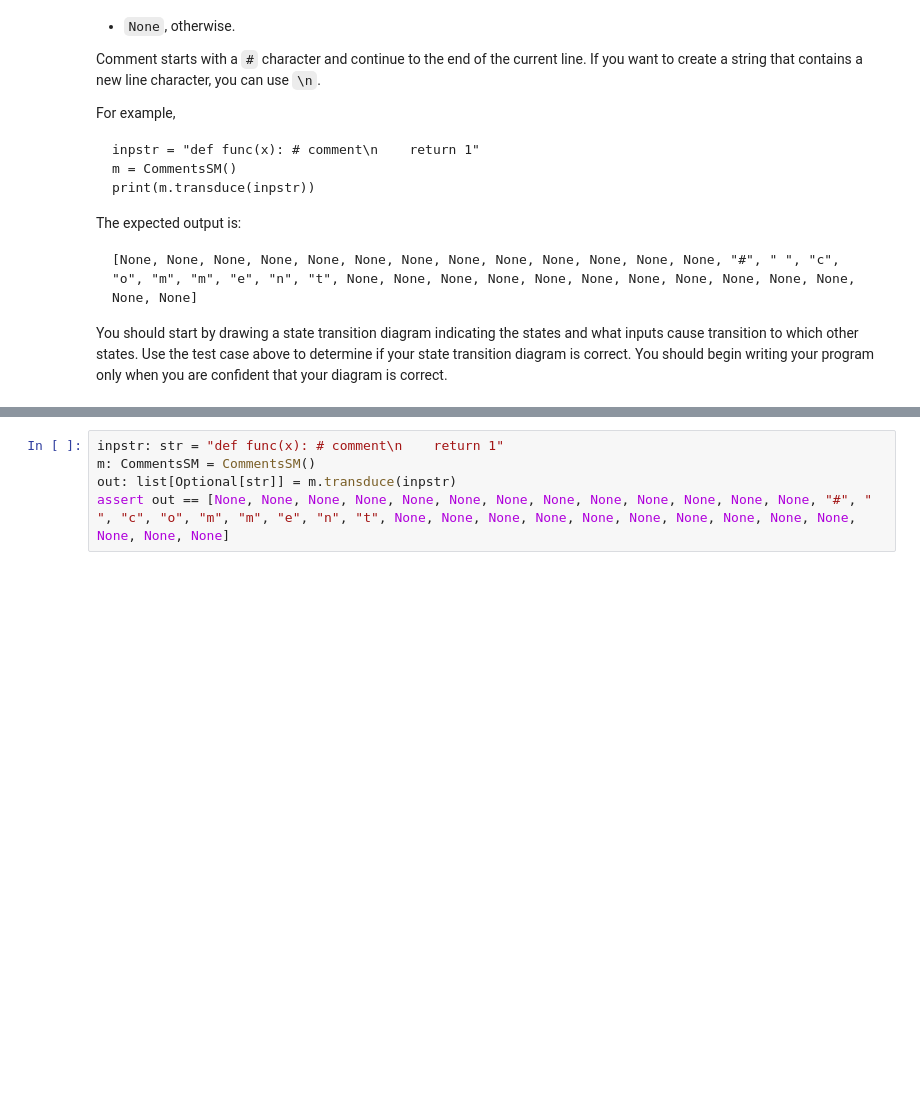
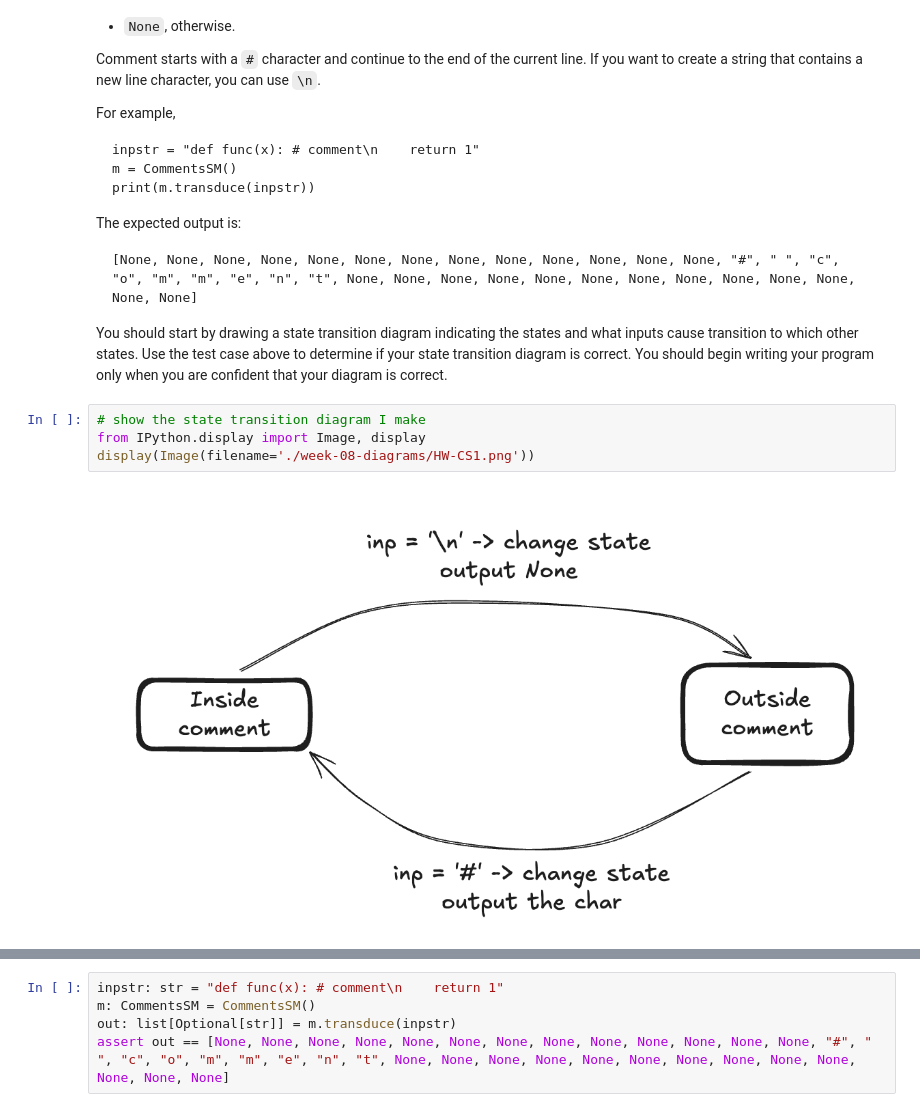
Before and after one commit to surrelsaga/DDW-weekly-problemSets, a Jupyter notebook: Week08_Homework.ipynb, the cells around one changed output, grey strips where cells are left out. Drawn from its saved outputs; the diff is of its cells as text; blank space fills up the shorter version.

Commit message:
week08(homework): finish everything except state space search

````diff
--- a/Week08_Homework.ipynb
+++ b/Week08_Homework.ipynb
@@ -32,6 +35,12 @@ The expected output is:
 ```
 
 You should start by drawing a state transition diagram indicating the states and what inputs cause transition to which other states. Use the test case above to determine if your state transition diagram is correct. You should begin writing your program only when you are confident that your diagram is correct.
+# %%
+# show the state transition diagram I make
+from IPython.display import Image, display
+display(Image(filename='./week-08-diagrams/HW-CS1.png'))
+# %% [output]
+[figure, added]
 # %%
 from abc import ABC, abstractmethod
 
````
Also changed, not shown: parts of 8 cells of this notebook, 2 other files.
